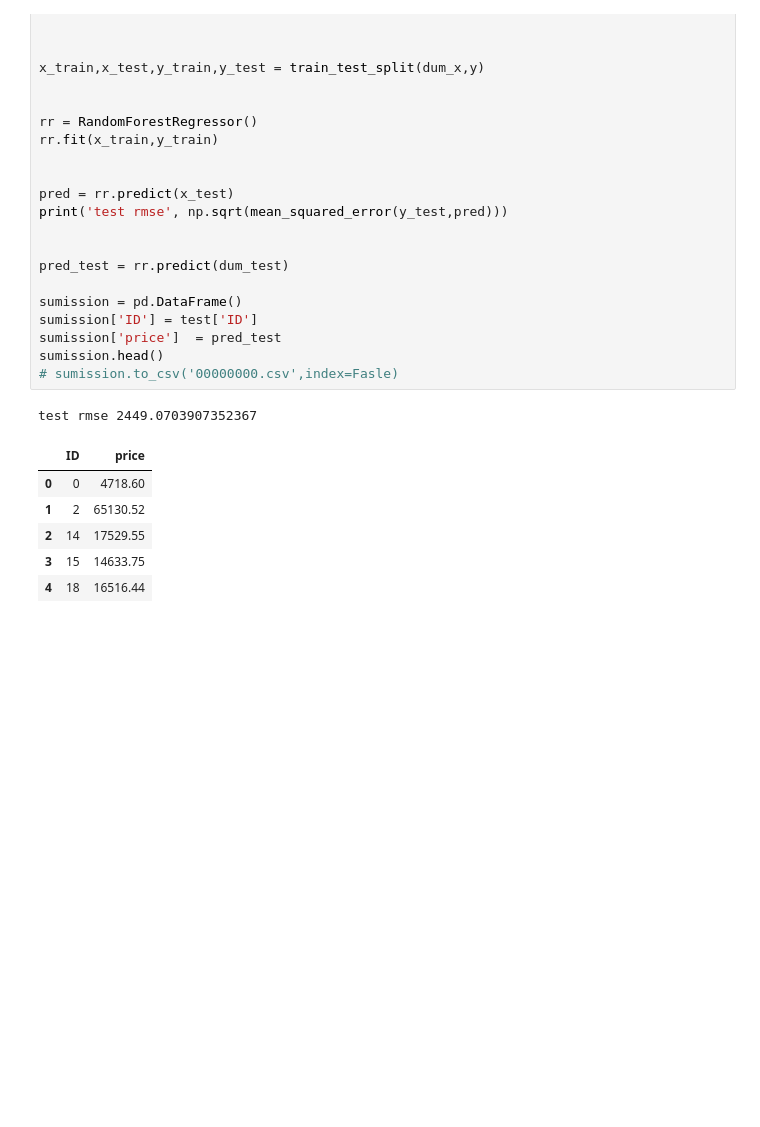
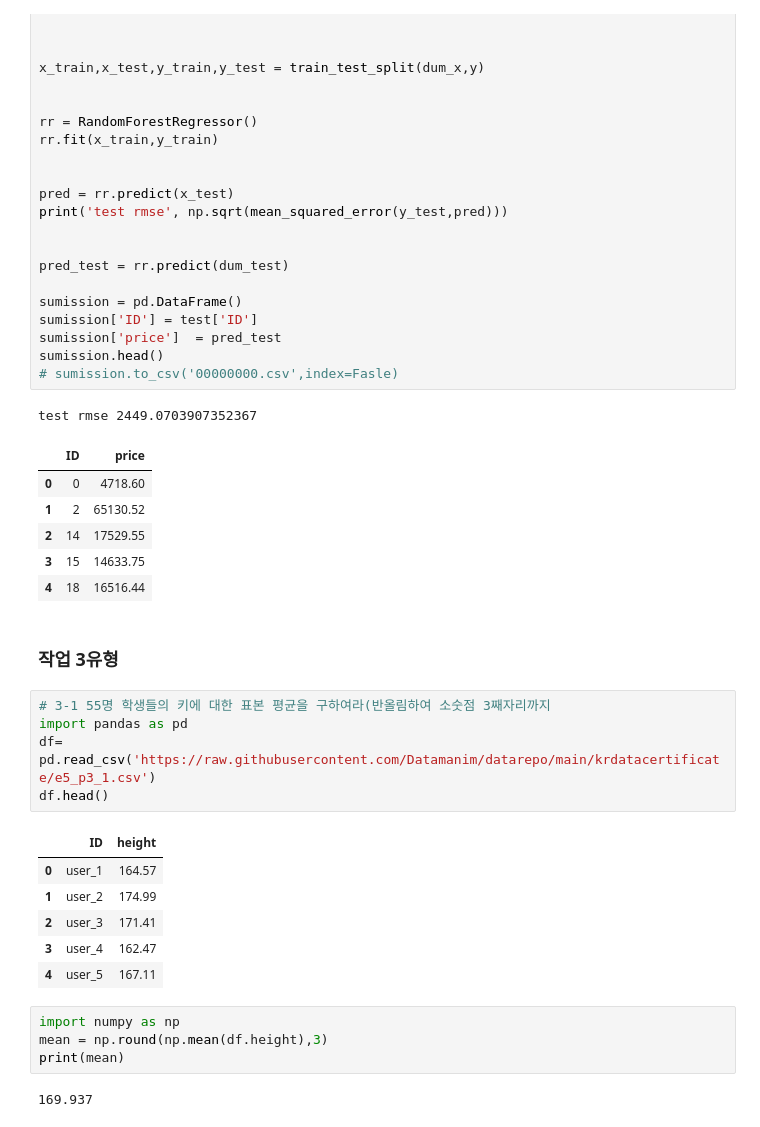
Before and after one commit to Blusooyeon/-, a Jupyter notebook: exercise_5.ipynb, the cells around one changed output. Drawn from its saved outputs; the diff is of its cells as text; blank space fills up the shorter version.

```diff
--- a/exercise_5.ipynb
+++ b/exercise_5.ipynb
@@ -151,3 +152,23 @@ test rmse 2449.0703907352367
 | 2 | 14 | 17529.55 |
 | 3 | 15 | 14633.75 |
 | 4 | 18 | 16516.44 |
+# %% [markdown]
+### 작업 3유형
+# %%
+# 3-1 55명 학생들의 키에 대한 표본 평균을 구하여라(반올림하여 소숫점 3째자리까지
+import pandas as pd
+df= pd.read_csv('https://raw.githubusercontent.com/Datamanim/datarepo/main/krdatacertificate/e5_p3_1.csv')
+df.head()
+# %% [output]
+|  | ID | height |
+| 0 | user_1 | 164.57 |
+| 1 | user_2 | 174.99 |
+| 2 | user_3 | 171.41 |
+| 3 | user_4 | 162.47 |
+| 4 | user_5 | 167.11 |
+# %%
+import numpy as np
+mean = np.round(np.mean(df.height),3)
+print(mean)
+# %% [output]
+169.937
```
Also changed, not shown: parts of 2 cells of this notebook.
